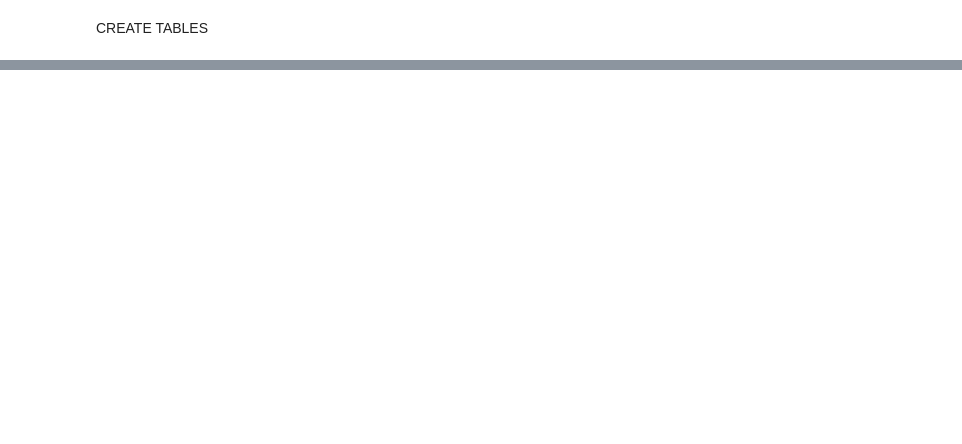
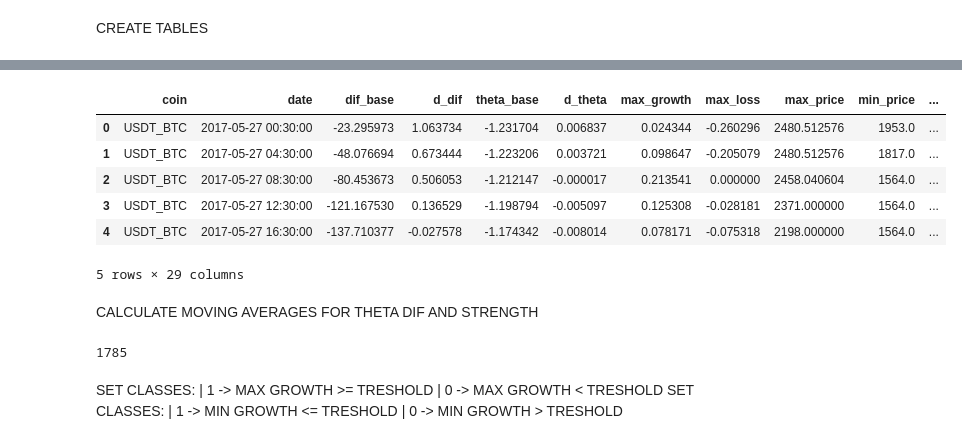
Before and after one commit to eduardocurado/crypto_bot, a Jupyter notebook: Notebooks/Data_analysis_crypto20180322.ipynb, the cells around one changed output, grey strips where cells are left out. Cells and saved outputs as stored; diff of their text form; code cells hidden in the pictures; blank space fills up the shorter version.

```diff
--- a/Notebooks/Data_analysis_crypto20180322.ipynb
+++ b/Notebooks/Data_analysis_crypto20180322.ipynb
@@ -231,0 +211,19 @@ def get_rsis(coin=None, date='2019-12-31', screen=1):
+# %%
+def get_strength_index():
+    tickers_df_two = get_tickers()
+    for c in tickers_df_two.coin.unique():
+        tickers_df_two_c = tickers_df_two[tickers_df_two['coin'] == c]
+        print(c)
+        # 6 * 4h = 24h
+        delta_t = 1
+        si_np = [np.nan]
+        for index in range(len(tickers_df_two_c)):
+            base_price = tickers_df_two_c.iloc[index].price
+            if index >= (len(tickers_df_two_c)-delta_t):
+                break
+            current_price = tickers_df_two_c.iloc[index+1].price
+            volume = tickers_df_two_c.iloc[index+1].volume
+            si = (current_price - base_price) * volume
+            si_np.append(si)
+        tickers_df_two_c['strength'] = si_np
+    return tickers_df_two_c.dropna().drop(['price', 'volume', 'screen'], axis=1)
@@ -244,0 +285,14 @@ df = manipulate_mkt_data()
+# %%
+full_data_set = df.drop(['sma20_theta', 'screen'], axis=1)
+dates_ = full_data_set[['date']]
+shifted_parms = full_data_set[['coin', 'dif_current', 'theta_current']].shift(2)
+shifted_parms['date'] = dates_
+full_data_set = pd.merge(full_data_set, shifted_parms, how='inner', left_on=['date', 'coin'],
+                         right_on=['date', 'coin'])
+full_data_set['dif_current'] = full_data_set['dif_current_x']
+full_data_set['theta_current'] = full_data_set['theta_current_x']
+full_data_set['dif_base_p'] = full_data_set['dif_current_y']
+full_data_set['theta_base_p'] = full_data_set['theta_current_y']
+full_data_set = full_data_set.drop(['dif_current_x', 'dif_current_y',
+                                    'theta_current_x', 'theta_current_y'], axis=1)
+full_data_set['dif_sma'] = full_data_set['sma5'] - full_data_set['sma20']
@@ -244,0 +301,6 @@ df = manipulate_mkt_data()
+# %%
+df_model = pd.merge(full_data_set, get_strength_index(), how='inner',
+                    left_on=['date', 'coin'], right_on=['date', 'coin'])
+df_model.columns
+# df_model['strength'] = StandardScaler().fit_transform(df_model['strength'].values.reshape(-1,1))
+# df_model['rsi'] = StandardScaler().fit_transform(df_model['rsi'].values.reshape(-1,1))
@@ -245 +315,27 @@ df = manipulate_mkt_data()
+# %%
+df_model = df_model.sort_values(['date'])
+df_model.head()
+# %% [output]
+|  | coin | date | dif_base | d_dif | theta_base | d_theta | max_growth | max_loss | max_price | min_price | ... |
+| 0 | USDT_BTC | 2017-05-27 00:30:00 | -23.295973 | 1.063734 | -1.231704 | 0.006837 | 0.024344 | -0.260296 | 2480.512576 | 1953.0 | ... |
+| 1 | USDT_BTC | 2017-05-27 04:30:00 | -48.076694 | 0.673444 | -1.223206 | 0.003721 | 0.098647 | -0.205079 | 2480.512576 | 1817.0 | ... |
+| 2 | USDT_BTC | 2017-05-27 08:30:00 | -80.453673 | 0.506053 | -1.212147 | -0.000017 | 0.213541 | 0.000000 | 2458.040604 | 1564.0 | ... |
+| 3 | USDT_BTC | 2017-05-27 12:30:00 | -121.167530 | 0.136529 | -1.198794 | -0.005097 | 0.125308 | -0.028181 | 2371.000000 | 1564.0 | ... |
+| 4 | USDT_BTC | 2017-05-27 16:30:00 | -137.710377 | -0.027578 | -1.174342 | -0.008014 | 0.078171 | -0.075318 | 2198.000000 | 1564.0 | ... |
+5 rows × 29 columns
+# %% [markdown]
+CALCULATE MOVING AVERAGES FOR THETA DIF AND STRENGTH
+# %%
+df_model['theta_ema'] = df_model.theta_current.ewm(span=6,min_periods=6,adjust=True,ignore_na=False).mean()
+df_model['dif_ema'] = df_model.dif_current.ewm(span=6,min_periods=6,adjust=True,ignore_na=False).mean()
+df_model['strength_ema'] = df_model.strength.ewm(span=6,min_periods=6,adjust=True,ignore_na=False).mean()
+df_model = df_model.dropna()
+len(df_model)
+# %% [output]
+1785
+# %% [markdown]
+SET CLASSES: | 1 -> MAX GROWTH >= TRESHOLD
+             | 0 -> MAX GROWTH < TRESHOLD
+SET CLASSES: | 1 -> MIN GROWTH <= TRESHOLD
+             | 0 -> MIN GROWTH > TRESHOLD
 # %%
```
Also changed, not shown: parts of 42 cells of this notebook, 7 other files.
